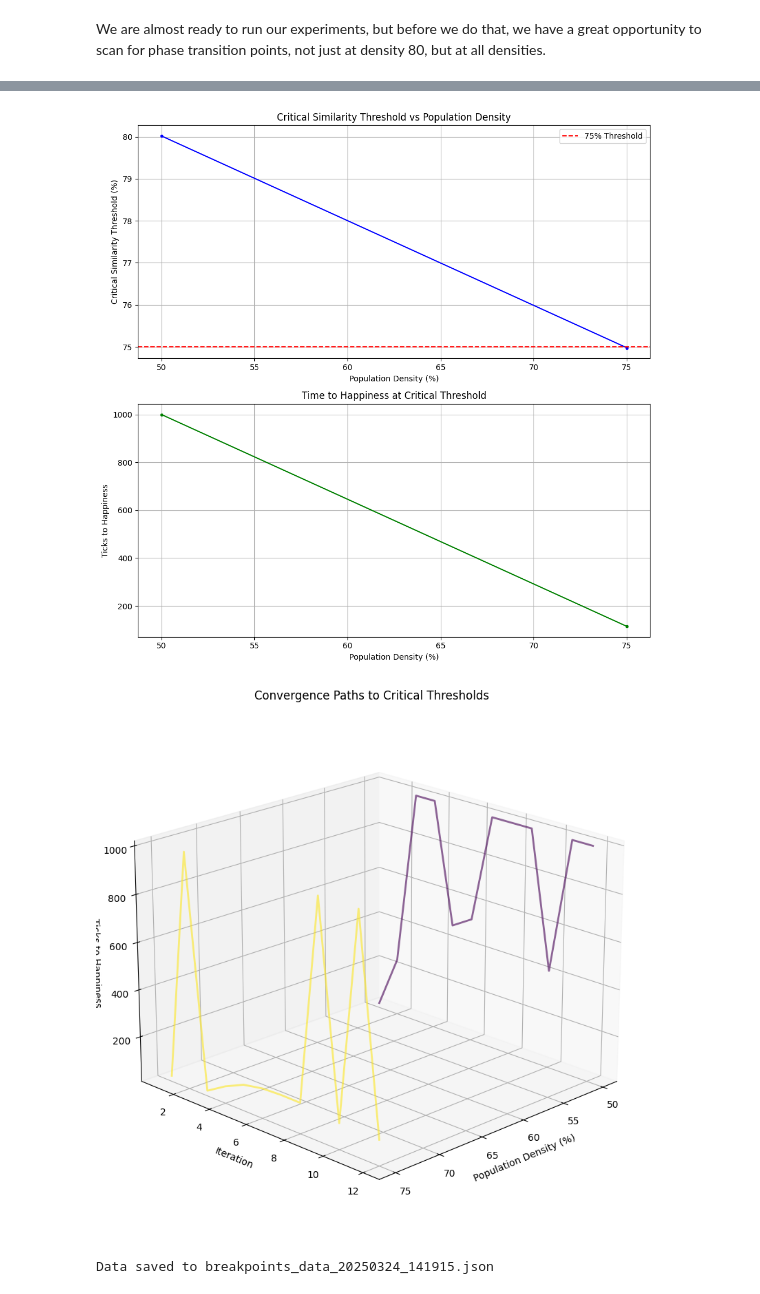
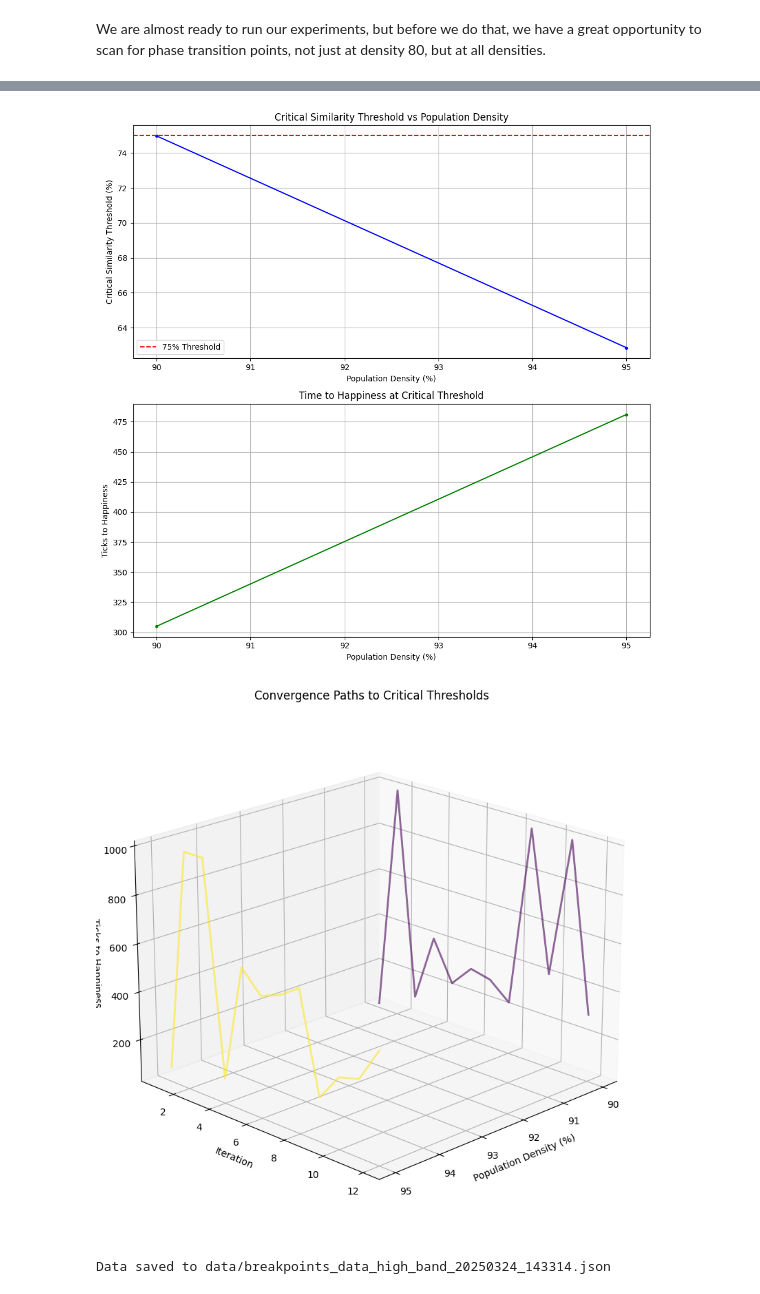
Before and after one commit to peterdresslar/cas-520, a Jupyter notebook: M2Model_Dresslar/M2Model_Dresslar.ipynb, the cells around one changed output, grey strips where cells are left out. Cells and saved outputs as stored; diff of their text form; code cells hidden in the pictures.

```diff
--- a/M2Model_Dresslar/M2Model_Dresslar.ipynb
+++ b/M2Model_Dresslar/M2Model_Dresslar.ipynb
@@ -340,29 +465,29 @@ We are almost ready to run our experiments, but before we do that, we have a gre
 # %%
-
-
-min_density = 50
+min_density = 90
 max_density = 100
-step_size = 25
+step_size = .1
 precision = 2
 
+# clean up JVM memory from netlogo and start fresh
+netlogo.kill_workspace()
 netlogo = initialize_netlogo()
 
-breakpoints_data = run_breakpoints_scan(netlogo, base_model, min_density, max_density, step_size, precision)
+breakpoints_data_high_band = run_breakpoints_scan(netlogo, base_model, min_density, max_density, step_size, precision)
 
 # First, let's add a timestamp to the filename to keep multiple runs
 timestamp = datetime.now().strftime('%Y%m%d_%H%M%S')
-filename = f'breakpoints_data_{timestamp}.json'
+high_band_filename = f'data/breakpoints_data_high_band_{timestamp}.json'
 
 # Convert any numpy types to native Python types for JSON serialization
-json_data = []
-for item in breakpoints_data:
-    json_data.append({
+json_data_high_band = []
+for item in breakpoints_data_high_band:
+    json_data_high_band.append({
         "density": float(item["density"]),
         "breakpoint": float(item["breakpoint"]),
         "ticks_history": [[int(iter_num), float(ticks)] for iter_num, ticks in item["ticks_history"]]  # Convert each pair
     })
 
-print(f"Found {len(breakpoints_data)} breakpoints.")
+print(f"Found {len(breakpoints_data_high_band)} breakpoints.")
 # %% [output]
 Python architecture: arm64
 Using JVM at: /Library/Java/JavaVirtualMachines/temurin-24.jdk/Contents/Home/lib/server/libjvm.dylib
@@ -391,18 +509,18 @@ Found 2 breakpoints.
 # %%
-breakpoints_df = get_df(breakpoints_data)
 
-# Plot both relationships
-plot_density_relationships(breakpoints_df)
+breakpoints_df_high_band = get_df(breakpoints_data_high_band)
 
-# plot the 3d ticks history
-plot_3d_convergence(json_data)
+plot_density_relationships(breakpoints_df_high_band)
+plot_3d_convergence(json_data_high_band)
 
-# finally, write the breakpoints data to a json file
-with open(filename, 'w') as f:
-    json.dump(json_data, f, indent=2)  # indent=2 makes it human-readable
+with open(high_band_filename, 'w') as f:
+    json.dump(json_data_high_band, f, indent=2)  # indent=2 makes it human-readable
 
-print(f"Data saved to {filename}")
+print(f"Data saved to {high_band_filename}")
+
+breakpoints_data_high_band.clear()  # explicit cleanup
+del breakpoints_df_high_band
 # %% [output]
-[figure, old version]
+[figure, new version]
-[figure, old version]
+[figure, new version]
-Data saved to breakpoints_data_20250324_141915.json
+Data saved to data/breakpoints_data_high_band_20250324_143314.json
```
Also changed, not shown: parts of 10 cells of this notebook.
